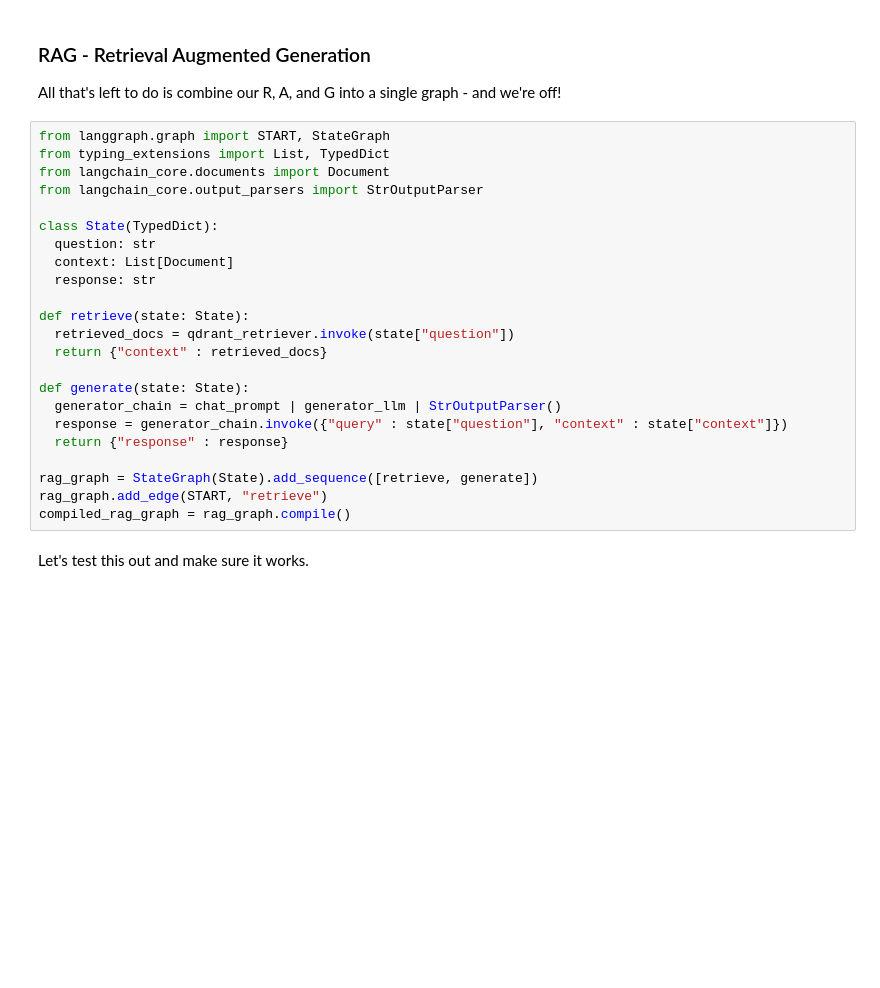
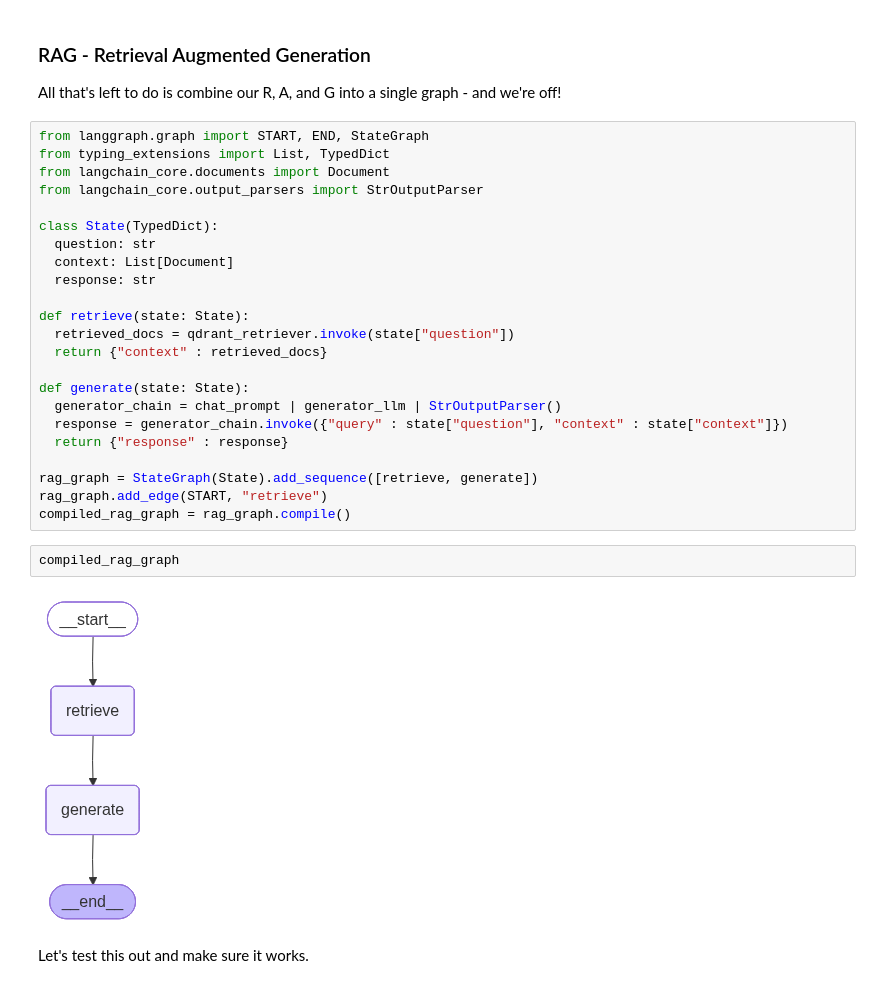
Before and after one commit to rafaeltuelho/AIE8, a Jupyter notebook: 06_Multi_Agent_with_LangGraph/Multi_Agent_RAG_LangGraph.ipynb, the cells around one changed output. Cells and saved outputs as stored; diff of their text form; blank space fills up the shorter version.

```diff
--- a/06_Multi_Agent_with_LangGraph/Multi_Agent_RAG_LangGraph.ipynb
+++ b/06_Multi_Agent_with_LangGraph/Multi_Agent_RAG_LangGraph.ipynb
@@ -135,7 +145,7 @@ generator_llm = ChatOpenAI(model="gpt-4.1-nano")
 
 All that's left to do is combine our R, A, and G into a single graph - and we're off!
 # %%
-from langgraph.graph import START, StateGraph
+from langgraph.graph import START, END, StateGraph
 from typing_extensions import List, TypedDict
 from langchain_core.documents import Document
 from langchain_core.output_parsers import StrOutputParser
@@ -157,6 +167,10 @@ def generate(state: State):
 rag_graph = StateGraph(State).add_sequence([retrieve, generate])
 rag_graph.add_edge(START, "retrieve")
 compiled_rag_graph = rag_graph.compile()
+# %%
+compiled_rag_graph
+# %% [output]
+[figure, added]
 # %% [markdown]
 Let's test this out and make sure it works.
 # %%
```
Also changed, not shown: parts of 15 cells of this notebook, 4 other files.
